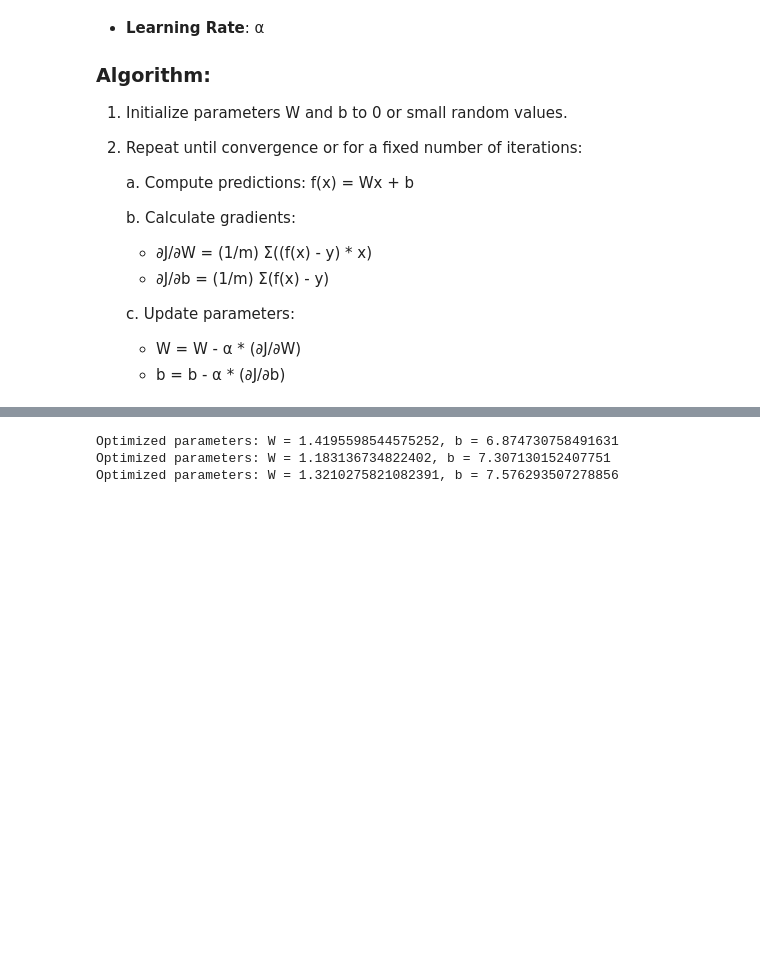
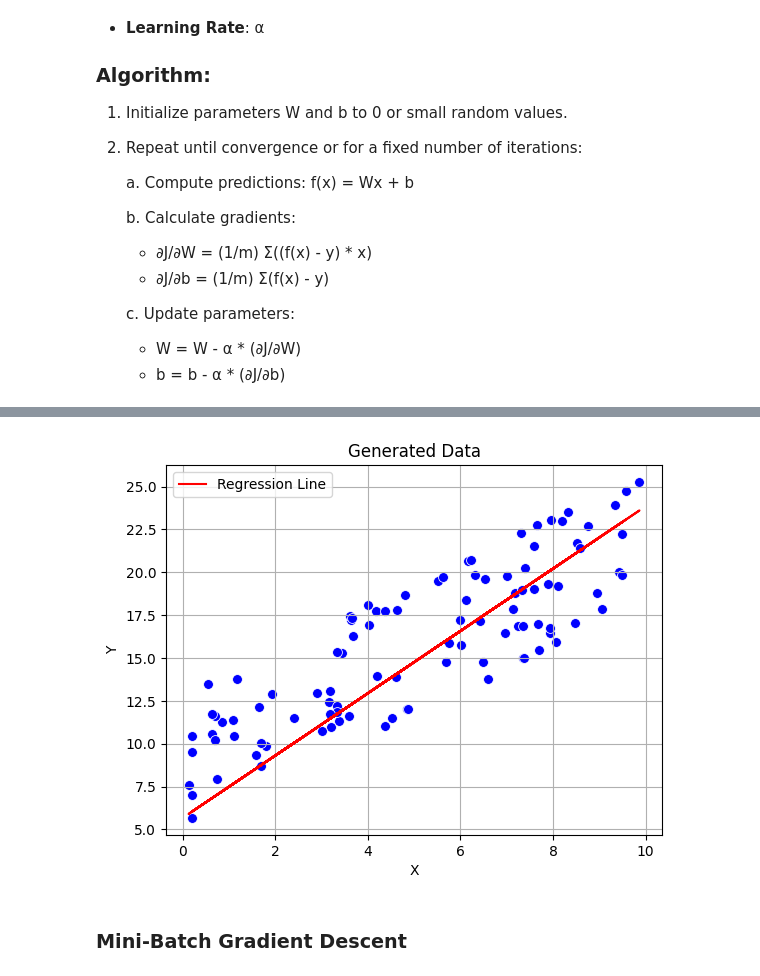
Before and after one commit to FarzanehSoltanzadeh/Regression, a Jupyter notebook: Univariate Linear Regression/Implementation.ipynb, the cells around one changed output, grey strips where cells are left out. Cells and saved outputs as stored; diff of their text form; code cells hidden in the pictures; blank space fills up the shorter version.

```diff
--- a/Univariate Linear Regression/Implementation.ipynb
+++ b/Univariate Linear Regression/Implementation.ipynb
@@ -67,16 +182,33 @@ def batch_gradient_descent(X, Y, learning_rate=0.01, epochs=1000):
 # %%
-def stochastic_gradient_descent(X, Y, learning_rate=0.01, epochs=1000):
+def stochastic_gradient_descent(X, Y, learning_rate=0.001, epochs=40):
+    logging.info("SGD process...")
     W, b = 0, 0
     m = len(X)
+    weight_history, loss_history = [], []
 
-    for _ in range(epochs):
+    for epoch in range(epochs):
+        # Shuffle the data
+        indices = np.random.permutation(m)
+        X, Y = X[indices], Y[indices]
+
         for i in range(m):
             xi, yi = X[i], Y[i]
             yi_pred = W * xi + b
 
+            weight_history.append((W, b))
+            loss = abs(yi - yi_pred)
+            loss_history.append(loss)
+
+            logging.info(f"Epoch {epoch+1}, Data Point{i+1}: W = {W:.6f}, b = {b:.6f}, Loss = {loss:.6f}")
+
+            # Update weights
             dW = (yi_pred - yi) * xi
             db = (yi_pred - yi)
+            W -= learning_rate * dW
+            b -= learning_rate * db
 
-            W = W - learning_rate * dW
-            b = b - learning_rate * db
-    return W, b
+    return W, b, loss_history, weight_history
+# %%
+# Training the model
+W, b, loss_history, weight_history = stochastic_gradient_descent(data["X"], data["Y"])
+logging.info(f"Final weights: W = {W:.6f}, b = {b:.6f}")
@@ -82,0 +233,4 @@ def stochastic_gradient_descent(X, Y, learning_rate=0.01, epochs=1000):
+# %%
+plot_regressionLine(W, b)
+# %% [output]
+[figure, added]
@@ -83 +239,3 @@ def stochastic_gradient_descent(X, Y, learning_rate=0.01, epochs=1000):
+# %% [markdown]
+### Mini-Batch Gradient Descent
 # %%
@@ -107,15 +273,0 @@ def mini_batch_gradient_descent(X, Y, learning_rate=0.01, epochs=1000, batch_siz
-# %%
-x_train, y_train = data["X"], data["Y"]
-
-W, b = batch_gradient_descent(x_train, y_train)
-print(f"Optimized parameters: W = {W}, b = {b}")
-
-W, b = stochastic_gradient_descent(x_train, y_train)
-print(f"Optimized parameters: W = {W}, b = {b}")
-
-W, b = mini_batch_gradient_descent(x_train, y_train)
-print(f"Optimized parameters: W = {W}, b = {b}")
-# %% [output]
-Optimized parameters: W = 1.4195598544575252, b = 6.874730758491631
-Optimized parameters: W = 1.183136734822402, b = 7.307130152407751
-Optimized parameters: W = 1.3210275821082391, b = 7.576293507278856
```
Also changed, not shown: parts of 17 cells of this notebook.
